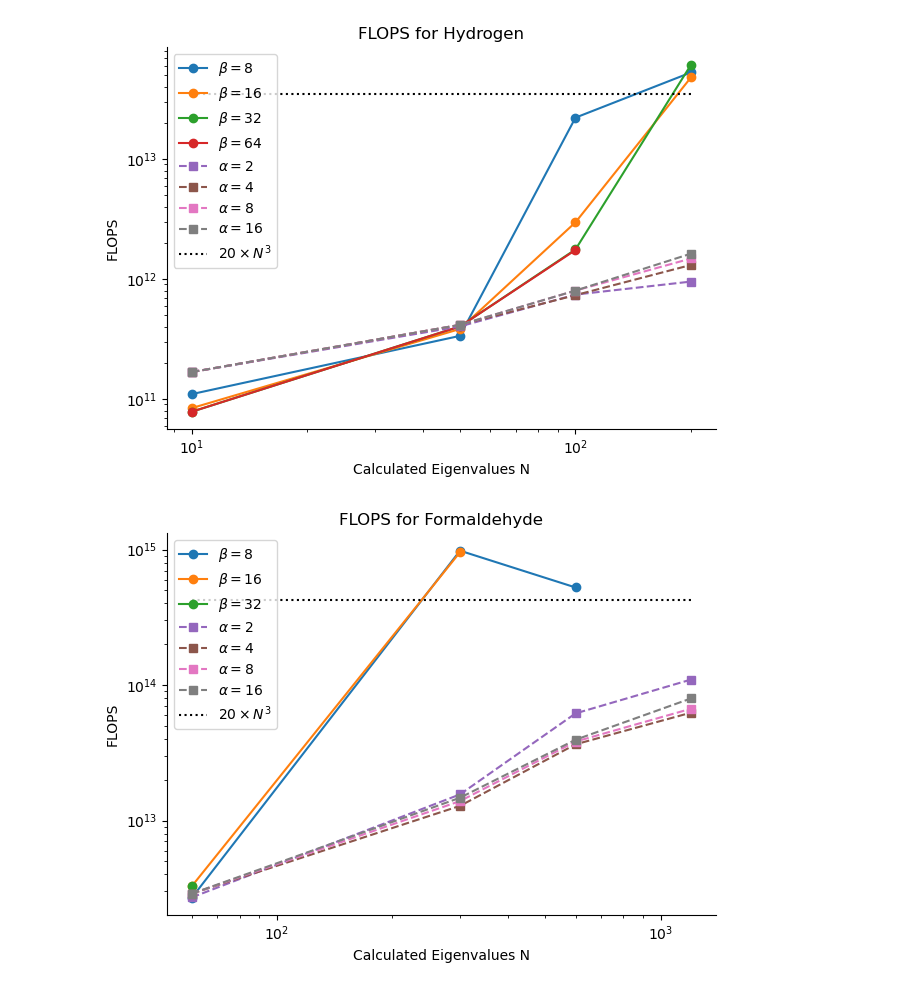
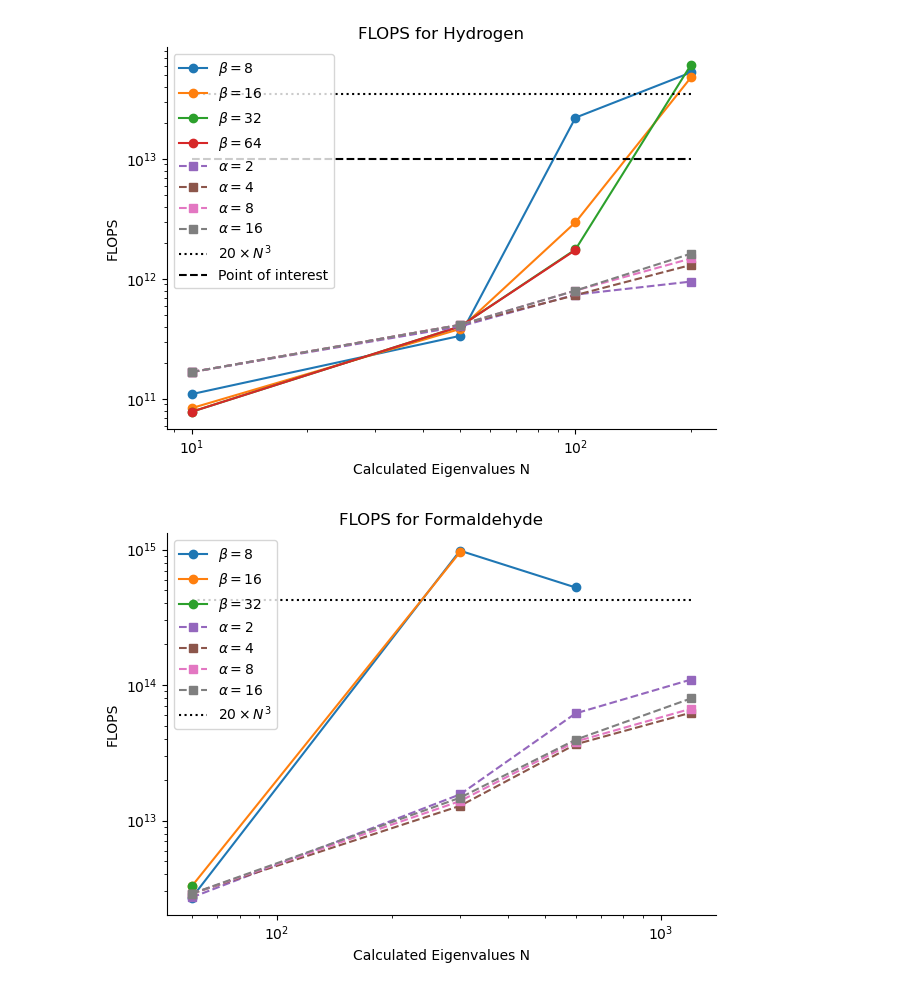
Before and after one commit to framere/Final_codes_MA, a Jupyter notebook: OFFICIAL_calculations/plot_FLOPS_off.ipynb, the cells around one changed output. Drawn from its saved outputs; the diff is of its cells as text; code cells hidden in the pictures.

```diff
--- a/OFFICIAL_calculations/plot_FLOPS_off.ipynb
+++ b/OFFICIAL_calculations/plot_FLOPS_off.ipynb
@@ -20,34 +20,38 @@ FLOPS_H2_defl_4 = np.array([167478091008, 414433586036, 733127794648, 1308570157
 FLOPS_H2_defl_8 = np.array([167478091008, 414433586036, 799928715032, 1481314378144])
 FLOPS_H2_defl_16 = np.array([167478091008, 414433586036, 799928715032, 1625853825168])
 
 # ============================= Plotting =============================
 colors = sns.color_palette("tab10")
 upper_bound = 20*(11994)**3
 
+point = 10051332536344
+
 plt.figure()
 
 plt.plot(H_H2, FLOPS_H2_block_8, 'o-', label=r'$\beta = 8$', color=colors[0])
 plt.plot(H_H2, FLOPS_H2_block_16, 'o-', label=r'$\beta = 16$', color=colors[1])
 plt.plot(H_H2, FLOPS_H2_block_32, 'o-', label=r'$\beta = 32$', color=colors[2])
 plt.plot(H_H2[:3], FLOPS_H2_block_64, 'o-', label=r'$\beta = 64$', color=colors[3])
 
 plt.plot(H_H2, FLOPS_H2_defl_2, 's--', label=r'$\alpha = 2$', color=colors[4])
 plt.plot(H_H2, FLOPS_H2_defl_4, 's--', label=r'$\alpha = 4$', color=colors[5])
 plt.plot(H_H2, FLOPS_H2_defl_8, 's--', label=r'$\alpha = 8$', color=colors[6])
 plt.plot(H_H2, FLOPS_H2_defl_16, 's--', label=r'$\alpha = 16$', color=colors[7])
 plt.hlines(upper_bound, H_H2[0], H_H2[-1], linestyles='dotted', color='black', label=r'$20 \times N^3$')
+plt.hlines(point, H_H2[0], H_H2[-1], linestyles='dashed', color='black', label='Point of interest')
 
 plt.xscale('log')
 plt.yscale('log')
 plt.yscale('log')
 plt.xlabel('Calculated Eigenvalues N')
 plt.ylabel('FLOPS')
 plt.title('FLOPS for Hydrogen')
 plt.legend()
 sns.despine()
 plt.tight_layout()
+plt.savefig('FLOPS_H2.png', dpi=300)
 # %% [output]
-[figure, old version]
+[figure, new version]
 # %%
 # ============================= Formaldehyde =============================
 FLOPS_CH20_defl_2 = np.array([2706324014080, 15583517369716, 61741380204386, 109772288570096])
```
Also changed, not shown: parts of 1 cell of this notebook, 8 other files.
